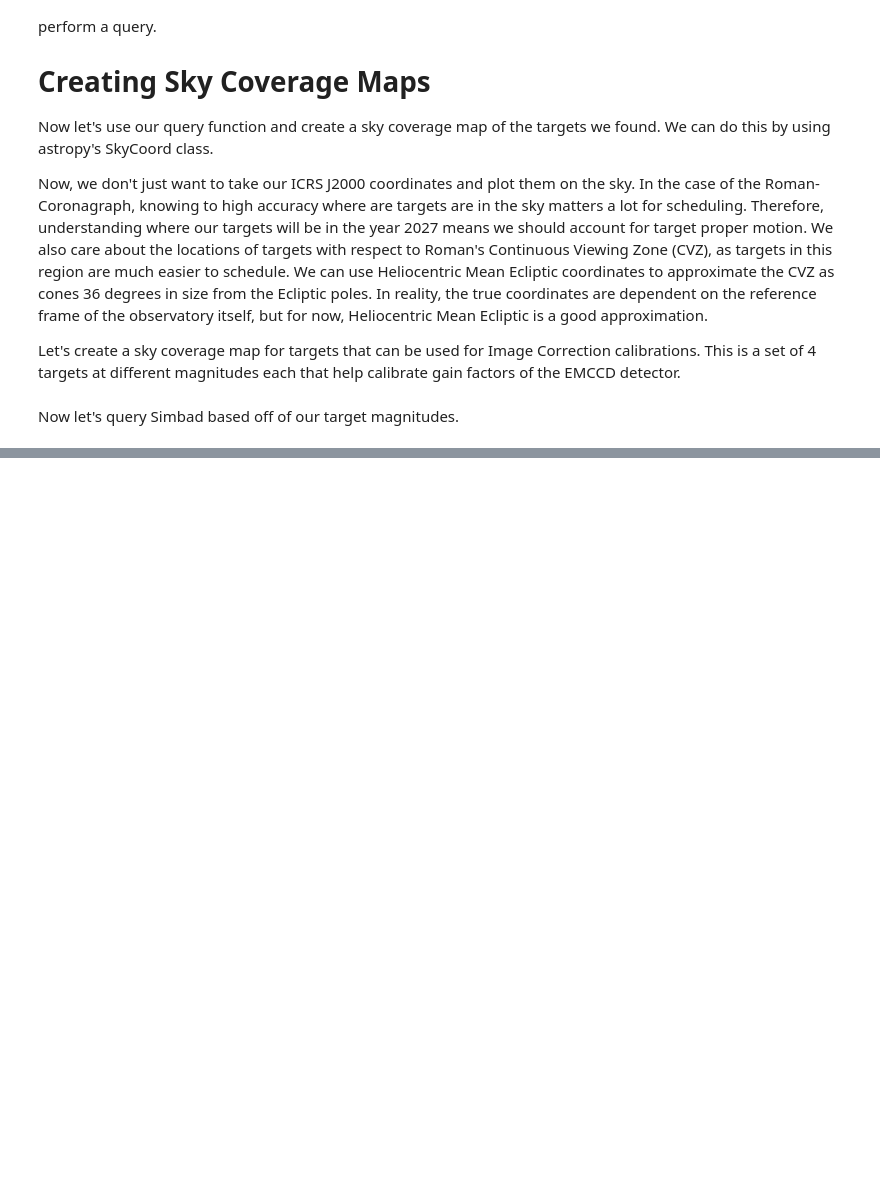
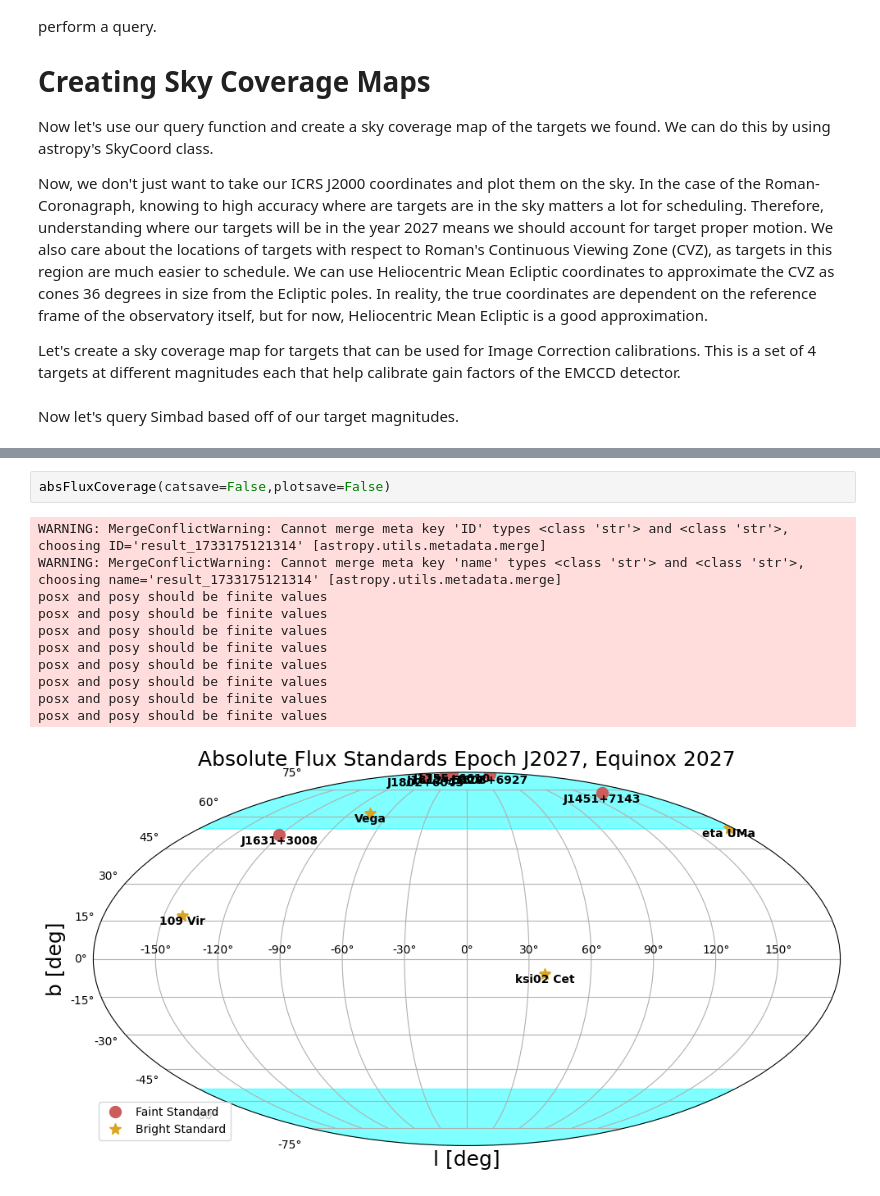
Before and after one commit to jrhom1/CorGI_ObsTools, a Jupyter notebook: Roman_Calibration_Targs.ipynb, the cells around one changed output, grey strips where cells are left out. Drawn from its saved outputs; the diff is of its cells as text; blank space fills up the shorter version.

```diff
--- a/Roman_Calibration_Targs.ipynb
+++ b/Roman_Calibration_Targs.ipynb
@@ -206,0 +248,14 @@ There you have it! You created a sky coverage map of possible image correction c
+# %%
+absFluxCoverage(catsave=False,plotsave=False)
+# %% [output]
+WARNING: MergeConflictWarning: Cannot merge meta key 'ID' types <class 'str'> and <class 'str'>, choosing ID='result_1733175121314' [astropy.utils.metadata.merge]
+WARNING: MergeConflictWarning: Cannot merge meta key 'name' types <class 'str'> and <class 'str'>, choosing name='result_1733175121314' [astropy.utils.metadata.merge]
+posx and posy should be finite values
+posx and posy should be finite values
+posx and posy should be finite values
+posx and posy should be finite values
+posx and posy should be finite values
+posx and posy should be finite values
+posx and posy should be finite values
+posx and posy should be finite values
+[figure, added]
```
Also changed, not shown: parts of 13 cells of this notebook, 9 other files.
